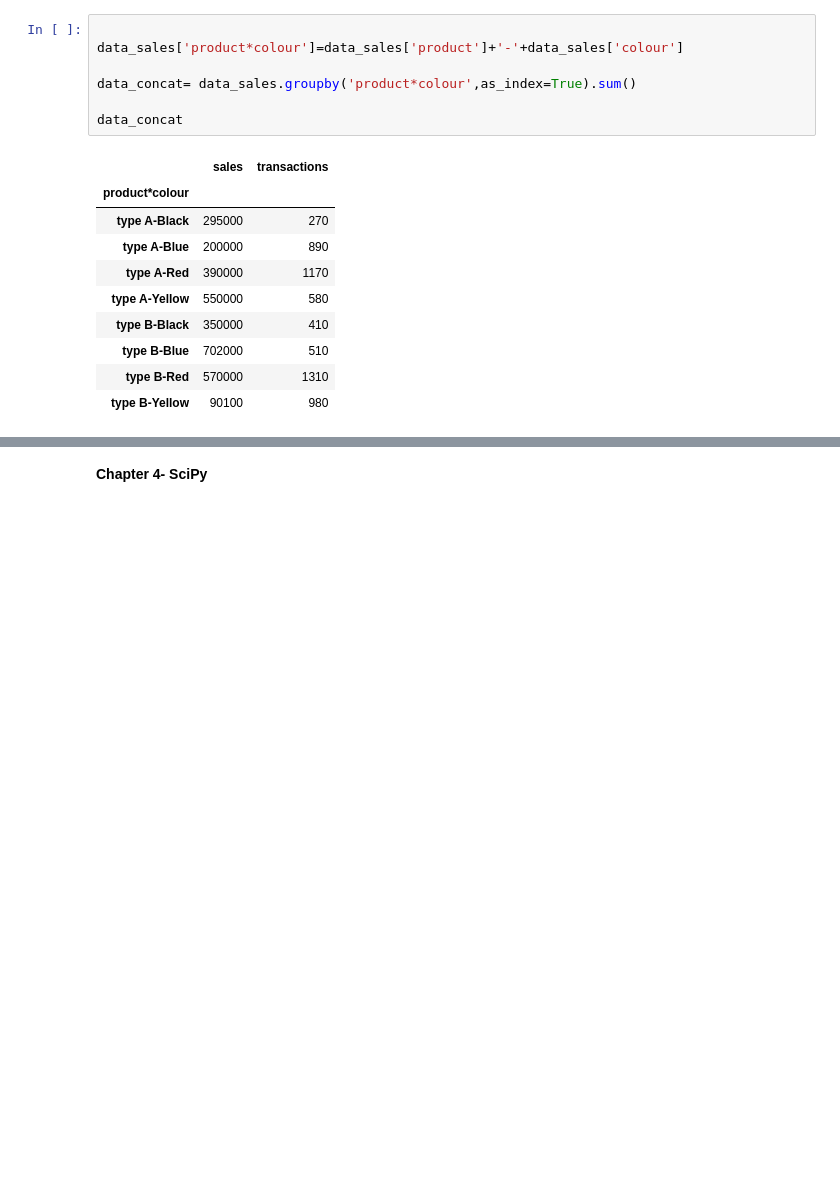
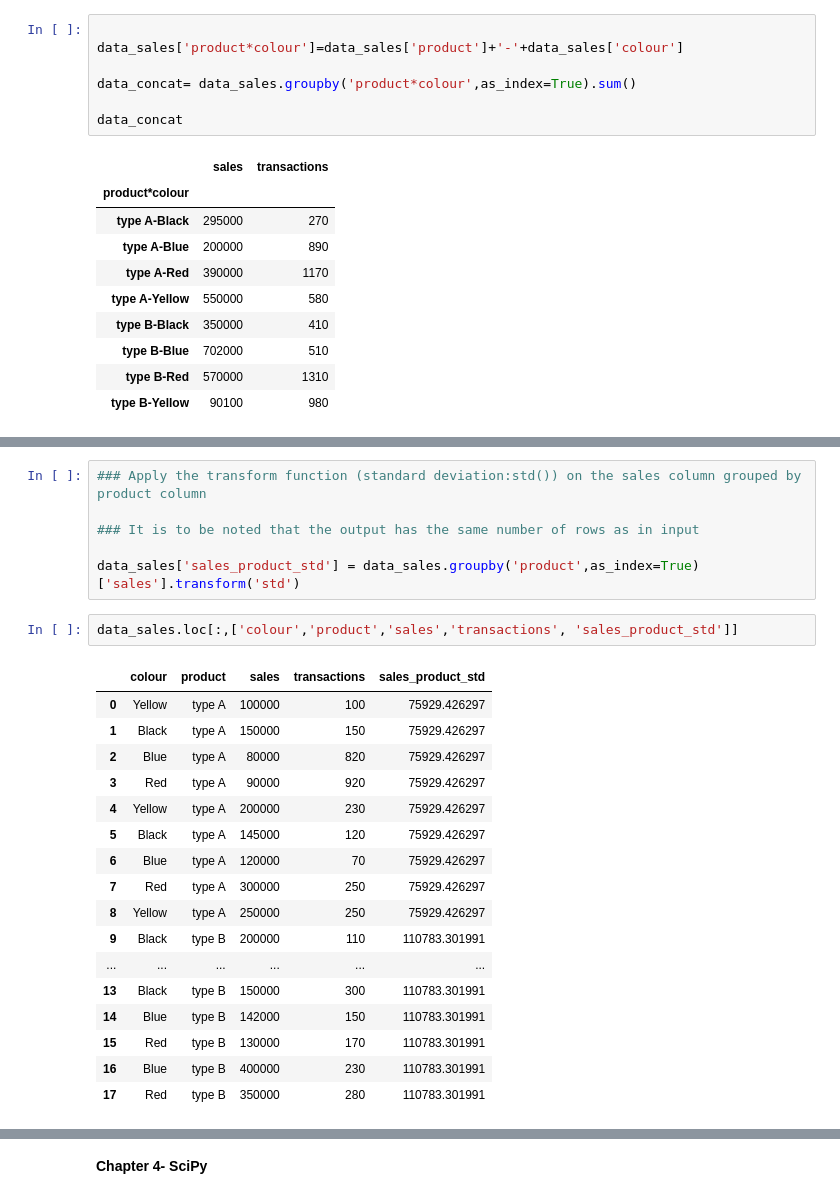
Before and after one commit to shubhamkoul007/Python-for-DS, a Jupyter notebook: Python_for_Data_Science.ipynb, the cells around one changed output, grey strips where cells are left out. Saved outputs shown, nothing was run; the diff lists cells and outputs as text; blank space fills up the shorter version.

```diff
--- a/Python_for_Data_Science.ipynb
+++ b/Python_for_Data_Science.ipynb
@@ -2164,0 +2249,26 @@ data_concat
+# %%
+### Apply the transform function (standard deviation:std()) on the sales column grouped by product column
+
+### It is to be noted that the output has the same number of rows as in input
+
+data_sales['sales_product_std'] = data_sales.groupby('product',as_index=True)['sales'].transform('std')
+# %%
+data_sales.loc[:,['colour','product','sales','transactions', 'sales_product_std']]
+# %% [output]
+|  | colour | product | sales | transactions | sales_product_std |
+| 0 | Yellow | type A | 100000 | 100 | 75929.426297 |
+| 1 | Black | type A | 150000 | 150 | 75929.426297 |
+| 2 | Blue | type A | 80000 | 820 | 75929.426297 |
+| 3 | Red | type A | 90000 | 920 | 75929.426297 |
+| 4 | Yellow | type A | 200000 | 230 | 75929.426297 |
+| 5 | Black | type A | 145000 | 120 | 75929.426297 |
+| 6 | Blue | type A | 120000 | 70 | 75929.426297 |
+| 7 | Red | type A | 300000 | 250 | 75929.426297 |
+| 8 | Yellow | type A | 250000 | 250 | 75929.426297 |
+| 9 | Black | type B | 200000 | 110 | 110783.301991 |
+| ... | ... | ... | ... | ... | ... |
+| 13 | Black | type B | 150000 | 300 | 110783.301991 |
+| 14 | Blue | type B | 142000 | 150 | 110783.301991 |
+| 15 | Red | type B | 130000 | 170 | 110783.301991 |
+| 16 | Blue | type B | 400000 | 230 | 110783.301991 |
+| 17 | Red | type B | 350000 | 280 | 110783.301991 |
```
Also changed, not shown: parts of 23 cells of this notebook.
